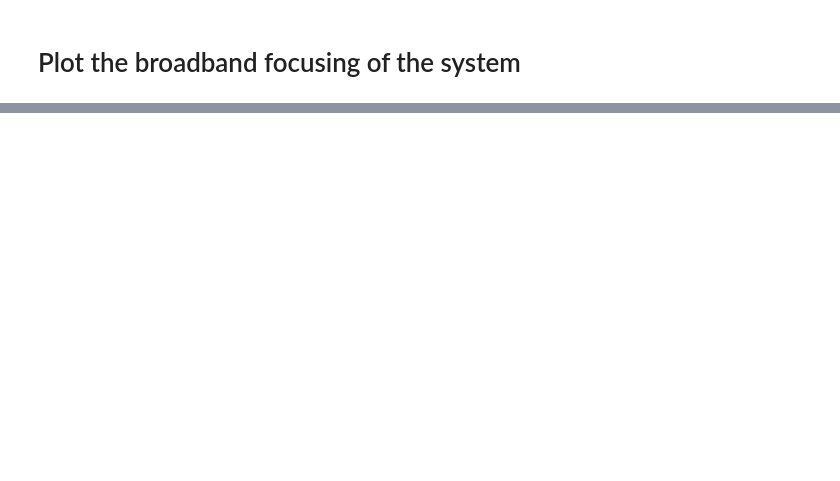
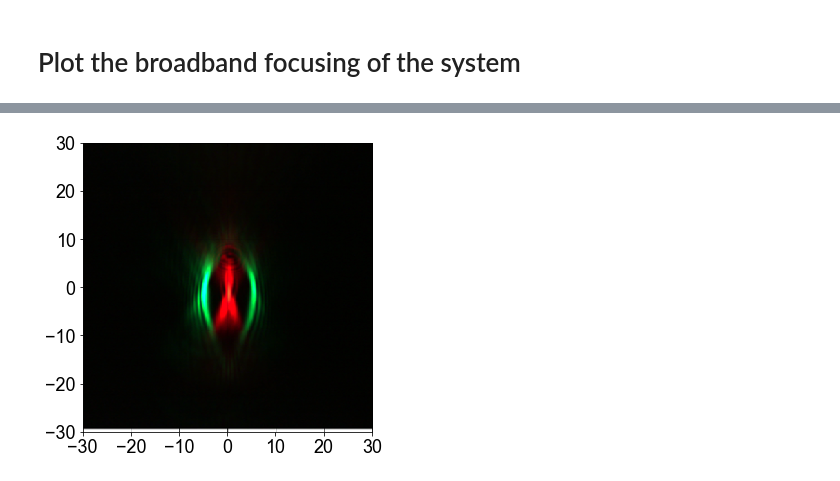
Before and after one commit to yiyangzhi3/integrated_trapped_ions, a Jupyter notebook: Gen_1_Paper/paper_figures.ipynb, the cells around one changed output, grey strips where cells are left out. Drawn from its saved outputs; the diff is of its cells as text; code cells hidden in the pictures; blank space fills up the shorter version.

Commit message:
paper writing

```diff
--- a/Gen_1_Paper/paper_figures.ipynb
+++ b/Gen_1_Paper/paper_figures.ipynb
@@ -46,9 +47,13 @@ plt.rcParams.update({
     "axes.labelsize": 18,
     "axes.titlesize": 18,
     "legend.fontsize": 12,
-    "xtick.labelsize": 18,
-    "ytick.labelsize": 18,
+    "xtick.labelsize": 16,
+    "ytick.labelsize": 16,
     "lines.linewidth": 2,
+    "figure.facecolor": "white",
+    "axes.facecolor": "white",
+    "savefig.facecolor": "white",
+    "savefig.transparent": False,
 })
 
 # Useful constants
@@ -227,0 +435,47 @@ plt.show()
+# %%
+import numpy as np
+import matplotlib.pyplot as plt
+
+# ============================================================
+# Load extracted NPZ file
+# ============================================================
+npz_path = "/Users/yiyangzhi/Library/CloudStorage/GoogleDrive-yiyang_zhi3@berkeley.edu/My Drive/Ming Wu Integrated Photonics Group/Paper/Gen1_Photonics/Figures/FIG2/extracted_2d_profile_rgb_grid.npz"
+# If using ChatGPT sandbox:
+# npz_path = "/mnt/data/extracted_2d_profile_rgb_grid.npz"
+
+data = np.load(npz_path)
+
+x_um = data["x_um"]
+y_um = data["y_um"]
+rgb_uint8 = data["rgb_uint8"]
+
+# Optional extracted arrays
+R = data["R_uint8"]
+G = data["G_uint8"]
+B = data["B_uint8"]
+intensity = data["intensity"]
+intensity_norm = data["intensity_norm"]
+
+# ============================================================
+# Plot using original extracted RGB colors
+# ============================================================
+plt.figure(figsize=(6, 5))
+
+plt.imshow(
+    rgb_uint8,
+    extent=[x_um.min(), x_um.max(), y_um.min(), y_um.max()],
+    origin="upper",
+    aspect="equal",
+    interpolation="nearest"
+)
+
+plt.xlim(-30, 30)
+plt.ylim(-30, 30)
+plt.xticks([-30, -20, -10, 0, 10, 20, 30])
+plt.yticks([-30, -20, -10, 0, 10, 20, 30])
+plt.tick_params(axis="both", labelsize=18)
+
+plt.tight_layout()
+plt.show()
+# %% [output]
+[figure, added]
```
Also changed, not shown: parts of 6 cells of this notebook, 14 other files.
